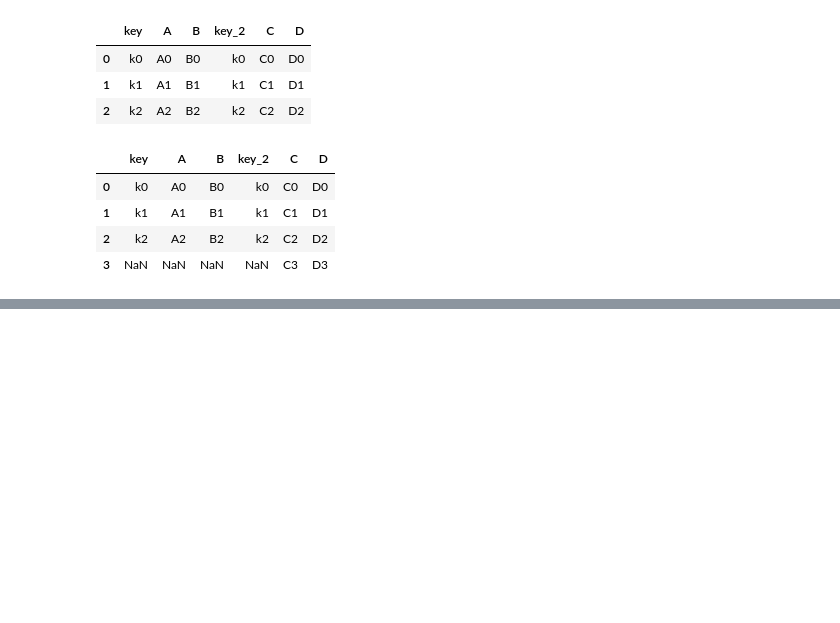
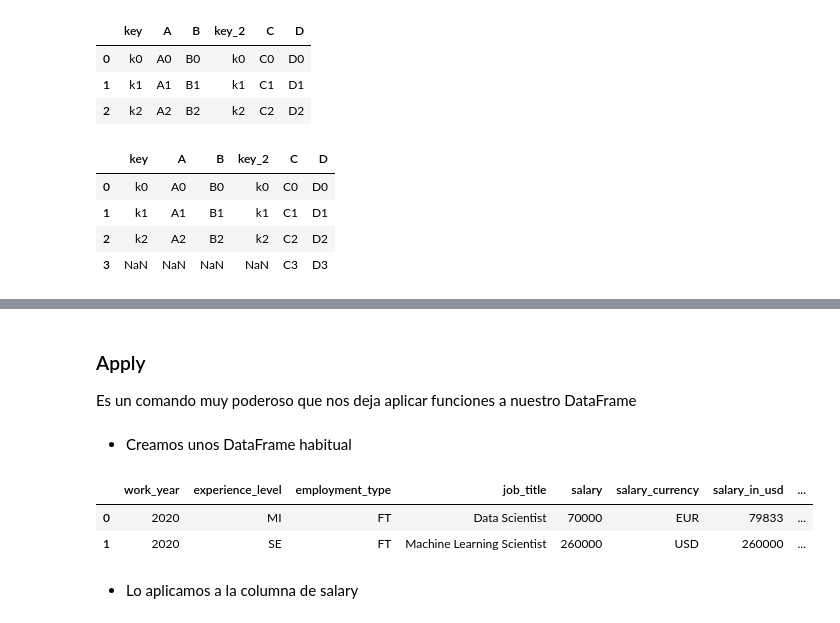
Before and after one commit to dhduartea/Curso_de_Manipulaci-n_Transformaci-n_de_Datos_con_Pandas_NumPy, a Jupyter notebook: 10_funciones_principales_pandas.ipynb, the cells around one changed output, grey strips where cells are left out. Saved outputs shown, nothing was run; the diff lists cells and outputs as text; code cells hidden in the pictures; blank space fills up the shorter version.

```diff
--- a/10_funciones_principales_pandas.ipynb
+++ b/10_funciones_principales_pandas.ipynb
@@ -531,0 +584,11 @@ izq.merge(der, left_on = 'key', right_on='key_2',how='right')
+# %% [markdown]
+### Apply
+ Es un comando muy poderoso que nos deja aplicar funciones a nuestro DataFrame
+# %% [markdown]
+- Creamos unos DataFrame habitual
+# %%
+df_salaries.head(2)
+# %% [output]
+|  | work_year | experience_level | employment_type | job_title | salary | salary_currency | salary_in_usd | ... |
+| 0 | 2020 | MI | FT | Data Scientist | 70000 | EUR | 79833 | ... |
+| 1 | 2020 | SE | FT | Machine Learning Scientist | 260000 | USD | 260000 | ... |
@@ -531,0 +598,2 @@ izq.merge(der, left_on = 'key', right_on='key_2',how='right')
+# %% [markdown]
+- Lo aplicamos a la columna de salary
```
Also changed, not shown: parts of 22 cells of this notebook, 1 other file.
